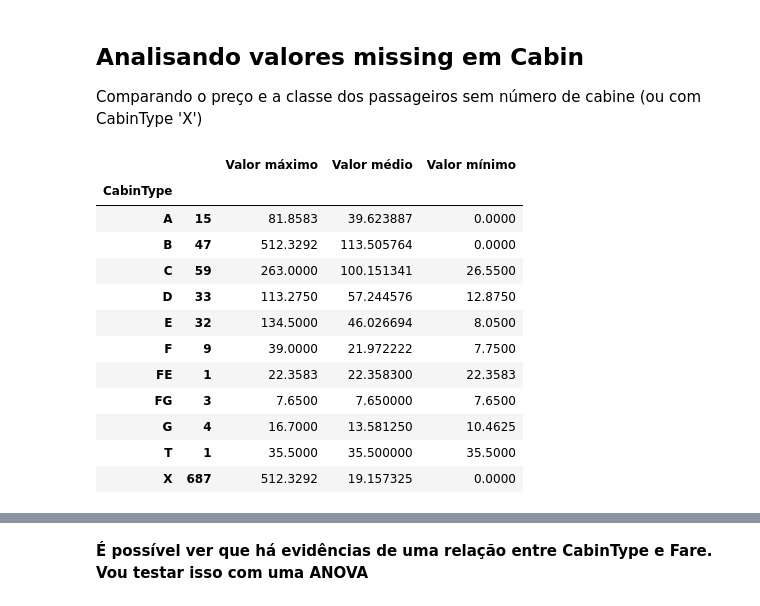
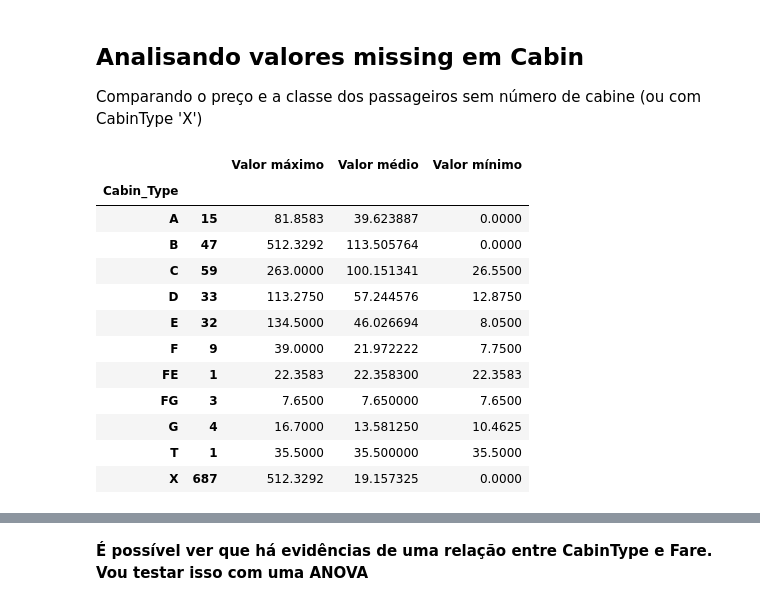
Before and after one commit to arthur-gouveia/grupo-de-estudos, a Jupyter notebook: titanic/titanic.ipynb, the cells around one changed output, grey strips where cells are left out. Saved outputs shown, nothing was run; the diff lists cells and outputs as text; code cells hidden in the pictures.

```diff
--- a/titanic/titanic.ipynb
+++ b/titanic/titanic.ipynb
@@ -49,9 +50,9 @@ def gera_CabinType(cabin):
     else:
         return cabin[0]
 
-CabinTypes = train['Cabin'].apply(gera_CabinType)
-CabinTypes.name = 'CabinType'
-train = pd.concat([train, CabinTypes], axis=1)
+cabin_types = train['Cabin'].apply(gera_CabinType)
+cabin_types.name = 'Cabin_Type'
+train = pd.concat([train, cabin_types], axis=1)
 train.head()
 # %% [output]
 |  | Survived | Pclass | Age | SibSp | Parch | Fare | Cabin | Sex_female | Sex_male | Embarked_C | ... |
@@ -67,14 +68,14 @@ Comparando o preço e a classe dos passageiros sem número de cabine (ou com Cab
 # %%
 def gera_preços(df):
     return pd.DataFrame({'Valor mínimo': df.Fare.min(),
             'Valor médio': df.Fare.mean(),
             'Valor máximo': df.Fare.max(),
             }, index=[len(df.Fare)])
 
-train.groupby('CabinType').apply(func=gera_preços)
+train.groupby('Cabin_Type').apply(func=gera_preços)
 # %% [output]
 |  |  | Valor máximo | Valor médio | Valor mínimo |
-| CabinType |  |  |  |  |
+| Cabin_Type |  |  |  |  |
 | A | 15 | 81.8583 | 39.623887 | 0.0000 |
 | B | 47 | 512.3292 | 113.505764 | 0.0000 |
 | C | 59 | 263.0000 | 100.151341 | 26.5500 |
```
Also changed, not shown: parts of 4 cells of this notebook, 1 other file.
